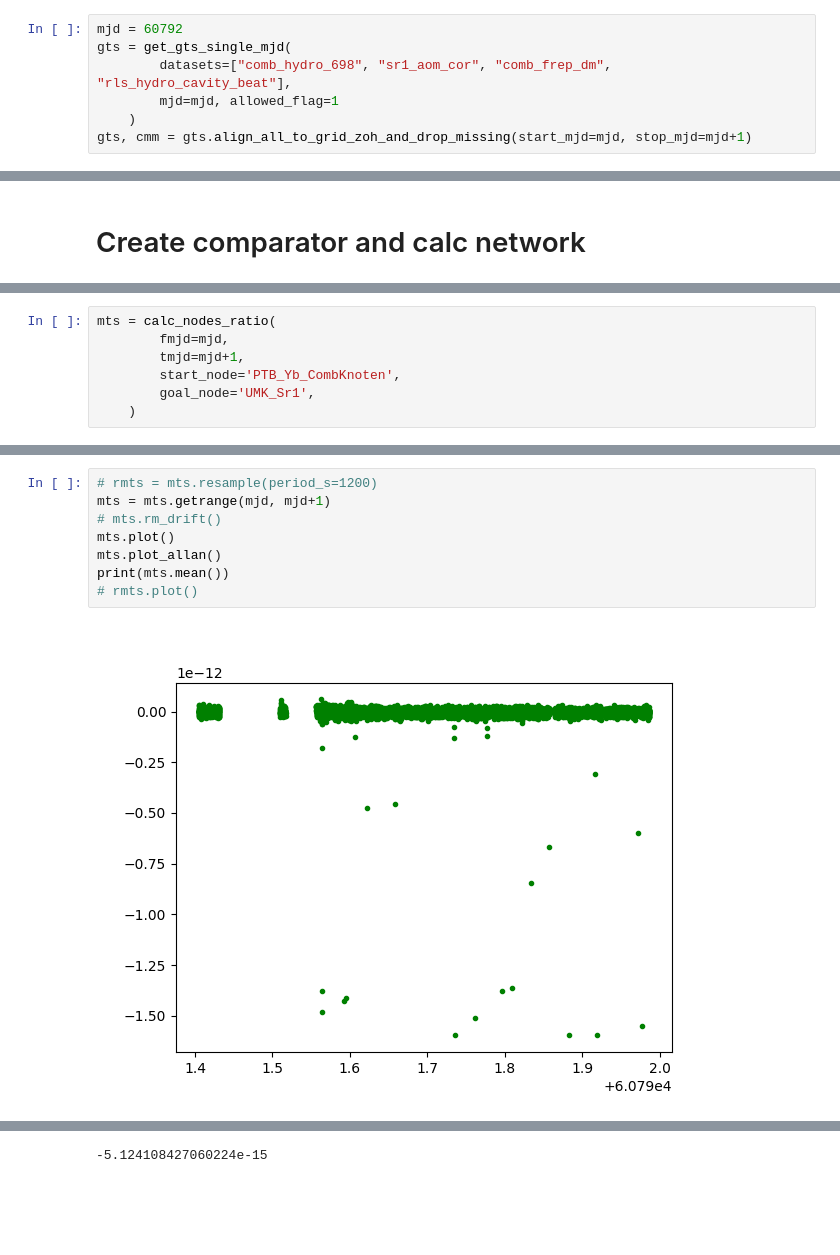
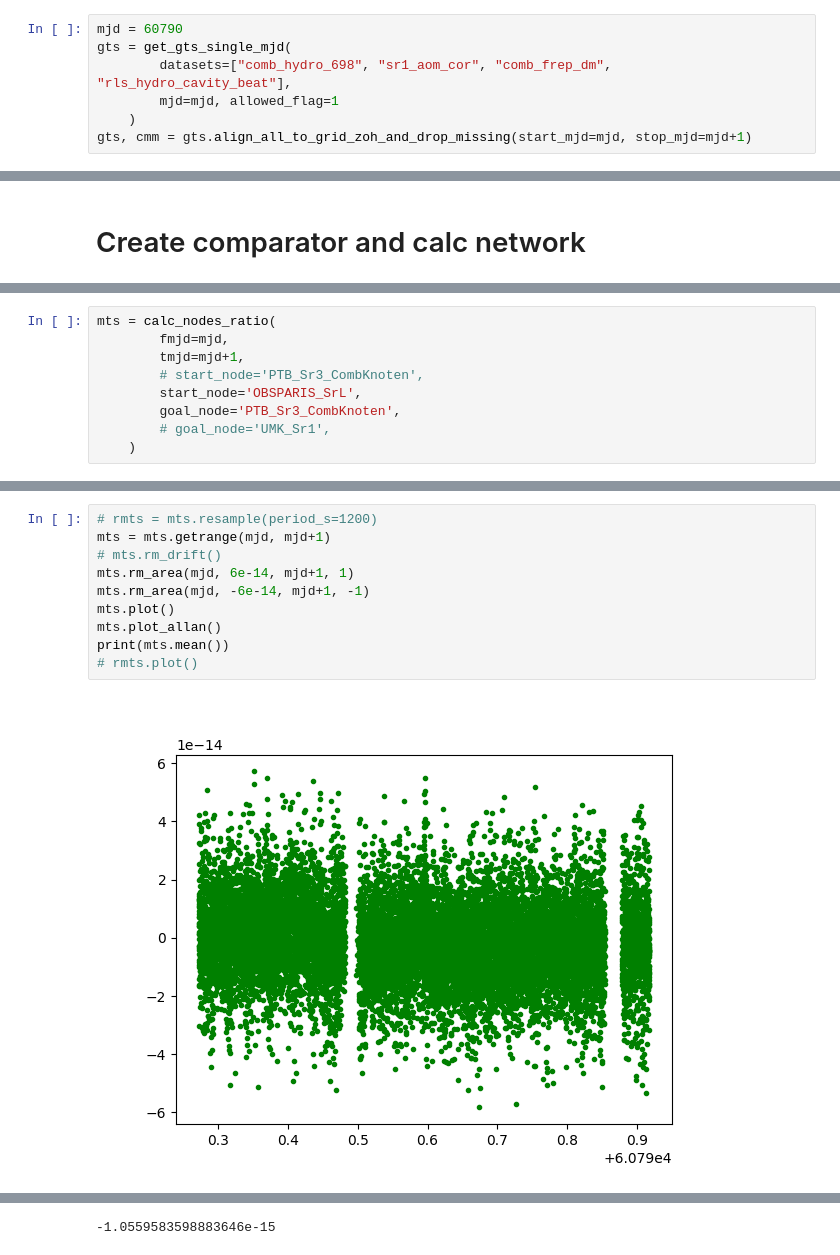
Before and after one commit to KLFAMO/clanda, a Jupyter notebook: code/jup_c1.ipynb, the cells around one changed output, grey strips where cells are left out. Saved outputs shown, nothing was run; the diff lists cells and outputs as text; blank space fills up the shorter version.

```diff
--- a/code/jup_c1.ipynb
+++ b/code/jup_c1.ipynb
@@ -11,7 +11,7 @@ from cmpa.calc import (
 # %% [markdown]
 # Import raw data from UMK
 # %%
-mjd = 60792
+mjd = 60790
 gts = get_gts_single_mjd(
         datasets=["comb_hydro_698", "sr1_aom_cor", "comb_frep_dm", "rls_hydro_cavity_beat"],
         mjd=mjd, allowed_flag=1
@@ -145,8 +145,10 @@ Loading data from: /home/stront/svnSr/progs/clanda/npdata/rls_hydro_cavity_beat/
 mts = calc_nodes_ratio(
         fmjd=mjd,
         tmjd=mjd+1,
-        start_node='PTB_Yb_CombKnoten',
-        goal_node='UMK_Sr1',
+        # start_node='PTB_Sr3_CombKnoten',
+        start_node='OBSPARIS_SrL',
+        goal_node='PTB_Sr3_CombKnoten',
+        # goal_node='UMK_Sr1',
     )
 # %% [output]
 [PATH] edges:
@@ -185,10 +189,12 @@ UMK_LO <--> UMK_Sr1   (1): UMK_LO-UMK_Sr1
 # %%
 # rmts = mts.resample(period_s=1200)
 mts = mts.getrange(mjd, mjd+1)
 # mts.rm_drift()
+mts.rm_area(mjd, 6e-14, mjd+1, 1)
+mts.rm_area(mjd, -6e-14, mjd+1, -1)
 mts.plot()
 mts.plot_allan()
 print(mts.mean())
 # rmts.plot()
 # %% [output]
-[figure, old version]
+[figure, new version]
@@ -196 +202 @@ print(mts.mean())
--5.124108427060224e-15
+-1.0559583598883646e-15
```
Also changed, not shown: parts of 8 cells of this notebook, 35 other files.
